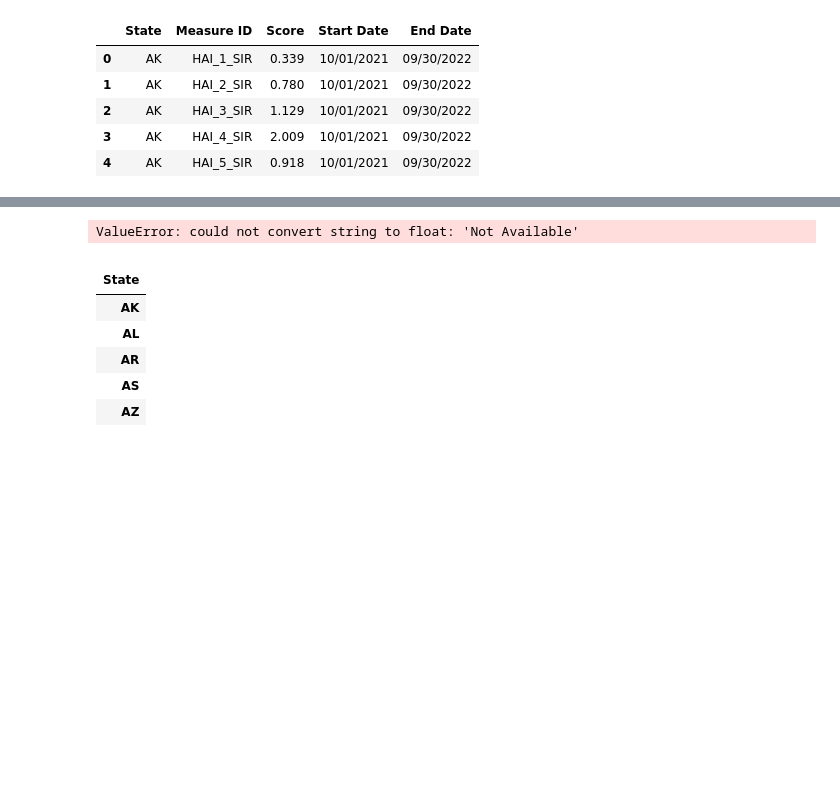
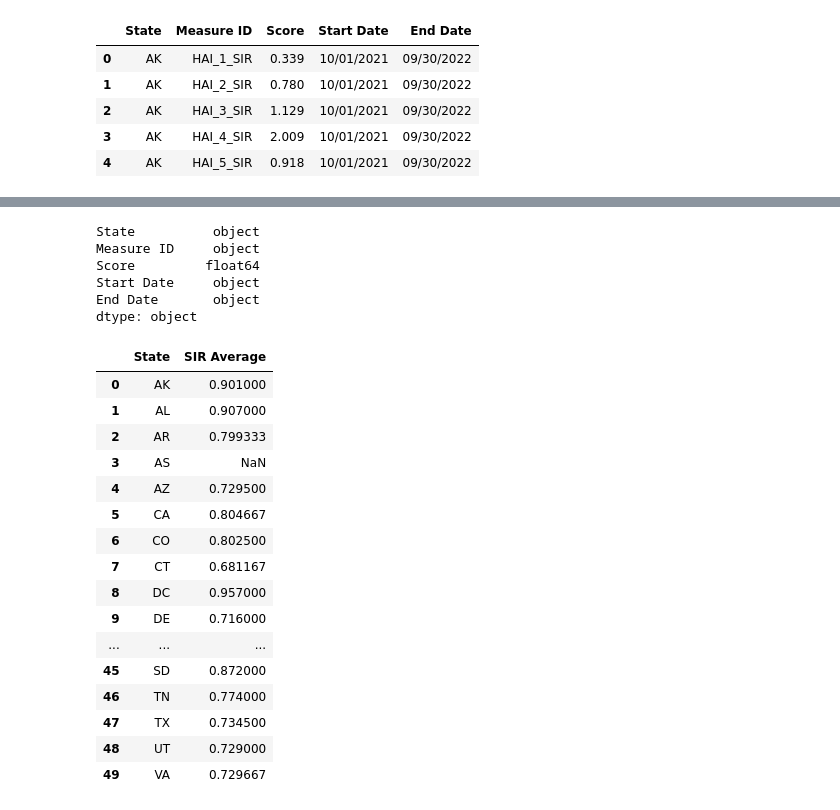
Before and after one commit to vinayvattipally-22/project-1_Group-5, a Jupyter notebook: Healthcare_Associated_Infections-State-clean.ipynb, the cells around one changed output, grey strips where cells are left out. Saved outputs shown, nothing was run; the diff lists cells and outputs as text; code cells hidden in the pictures; blank space fills up the shorter version.

```diff
--- a/Healthcare_Associated_Infections-State-clean.ipynb
+++ b/Healthcare_Associated_Infections-State-clean.ipynb
@@ -59,21 +79,36 @@ dtype: int64
 # %%
-#Convert the Score column to a numeric value and handle NaN values using astype()
-filtered_infections['Score'] = filtered_infections['Score'].astype(float)
-
 # Recheck types to make sure the Score column is now a float
-filtered_infections.dtypes
+# infections_converted.dtypes
 # %% [output]
-ValueError: could not convert string to float: 'Not Available'
+State          object
+Measure ID     object
+Score         float64
+Start Date     object
+End Date       object
+dtype: object
-# %%
-
-# Group the data by state and calculate the average of the SIRs for each state and add this to a new dataframe
-grouped_infections = filtered_infections.groupby(['State']).mean()
-grouped_infections.head()
-# %% [output]
-|  |
-| State |
-| AK |
-| AL |
-| AR |
-| AS |
-| AZ |
+# %%
+# Calculate the mean scores for each state
+infections_mean = filtered_infections.groupby('State')['Score'].mean().reset_index()
+infections_mean.head()
+
+# Rename the Score column to SIR Average
+infections_mean = infections_mean.rename(columns={'Score': 'SIR Average'})
+infections_mean.head(50)
+# %% [output]
+|  | State | SIR Average |
+| 0 | AK | 0.901000 |
+| 1 | AL | 0.907000 |
+| 2 | AR | 0.799333 |
+| 3 | AS | NaN |
+| 4 | AZ | 0.729500 |
+| 5 | CA | 0.804667 |
+| 6 | CO | 0.802500 |
+| 7 | CT | 0.681167 |
+| 8 | DC | 0.957000 |
+| 9 | DE | 0.716000 |
+| ... | ... | ... |
+| 45 | SD | 0.872000 |
+| 46 | TN | 0.774000 |
+| 47 | TX | 0.734500 |
+| 48 | UT | 0.729000 |
+| 49 | VA | 0.729667 |
```
Also changed, not shown: parts of 4 cells of this notebook.
